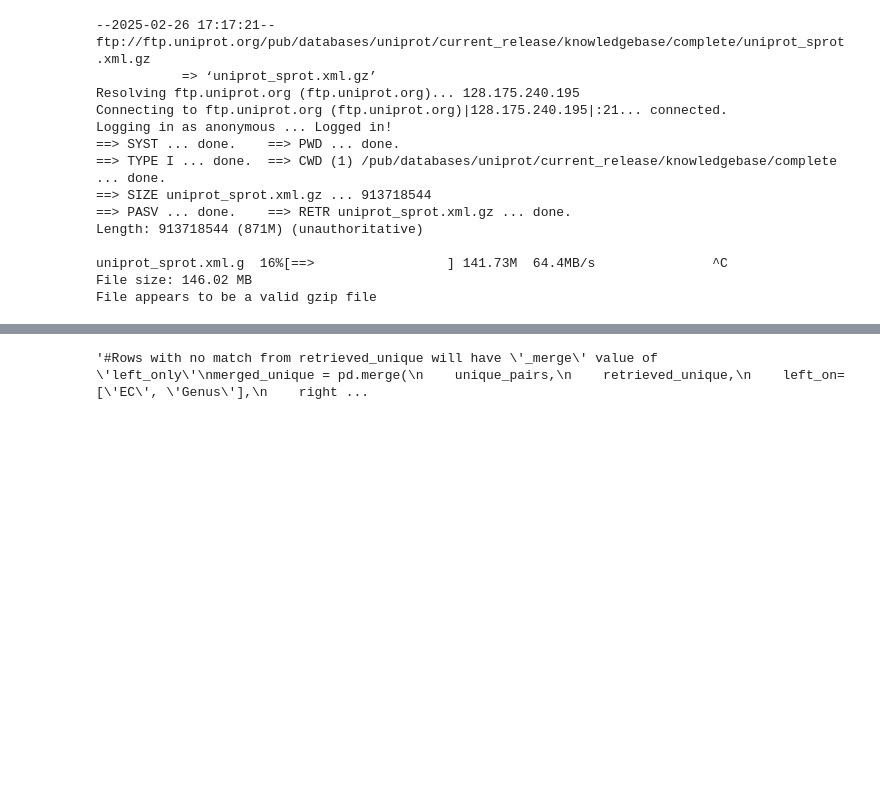
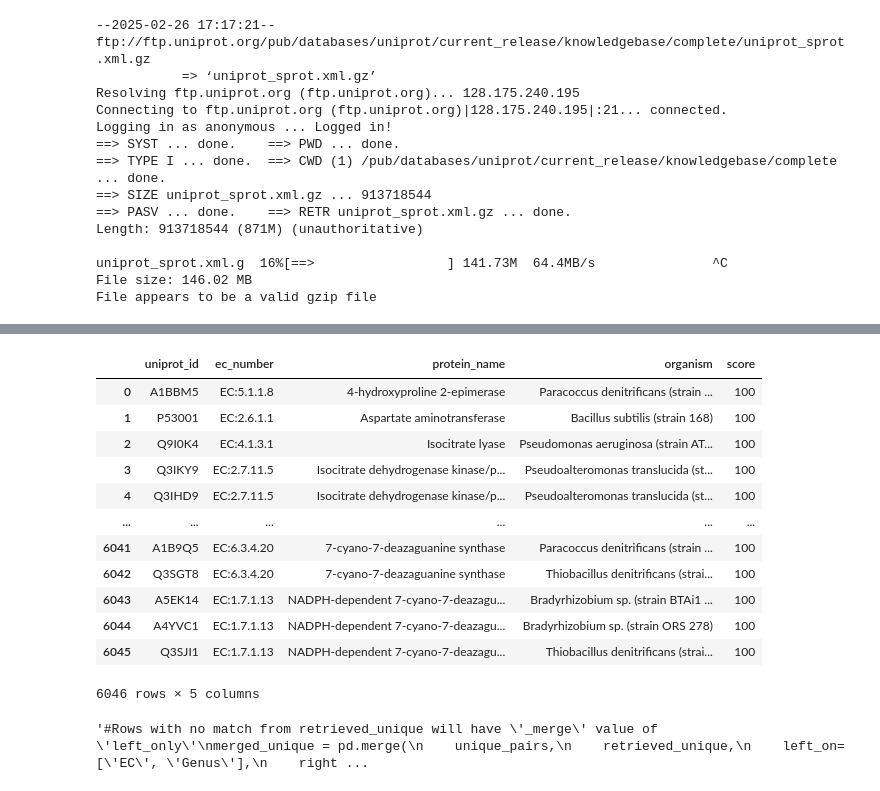
Before and after one commit to MagicAlex238/2_Micro, a Jupyter notebook: 6_Picrust_Functional.ipynb, the cells around one changed output, grey strips where cells are left out. Cells and saved outputs as stored; diff of their text form; code cells hidden in the pictures; blank space fills up the shorter version.

```diff
--- a/6_Picrust_Functional.ipynb
+++ b/6_Picrust_Functional.ipynb
@@ -2749,0 +3194,9 @@ Extraction complete. Total entries: 0
+# %%
+# Calling the function
+if __name__ == "__main__":
+    # Update these paths to your actual files
+
+    uniprot_file = "uniprot_sprot.xml.gz"  # Path to UniProt database
+    output_file = "uniprot_matches.tsv"  # Where to save results
+
+    results = process_uniprot_local(ECcontri_otu, uniprot_file, output_file)
@@ -2750,3 +3221,19 @@ Extraction complete. Total entries: 0
+# %%
+ results
+# %% [output]
+|  | uniprot_id | ec_number | protein_name | organism | score |
+| 0 | A1BBM5 | EC:5.1.1.8 | 4-hydroxyproline 2-epimerase | Paracoccus denitrificans (strain ... | 100 |
+| 1 | P53001 | EC:2.6.1.1 | Aspartate aminotransferase | Bacillus subtilis (strain 168) | 100 |
+| 2 | Q9I0K4 | EC:4.1.3.1 | Isocitrate lyase | Pseudomonas aeruginosa (strain AT... | 100 |
+| 3 | Q3IKY9 | EC:2.7.11.5 | Isocitrate dehydrogenase kinase/p... | Pseudoalteromonas translucida (st... | 100 |
+| 4 | Q3IHD9 | EC:2.7.11.5 | Isocitrate dehydrogenase kinase/p... | Pseudoalteromonas translucida (st... | 100 |
+| ... | ... | ... | ... | ... | ... |
+| 6041 | A1B9Q5 | EC:6.3.4.20 | 7-cyano-7-deazaguanine synthase | Paracoccus denitrificans (strain ... | 100 |
+| 6042 | Q3SGT8 | EC:6.3.4.20 | 7-cyano-7-deazaguanine synthase | Thiobacillus denitrificans (strai... | 100 |
+| 6043 | A5EK14 | EC:1.7.1.13 | NADPH-dependent 7-cyano-7-deazagu... | Bradyrhizobium sp. (strain BTAi1 ... | 100 |
+| 6044 | A4YVC1 | EC:1.7.1.13 | NADPH-dependent 7-cyano-7-deazagu... | Bradyrhizobium sp. (strain ORS 278) | 100 |
+| 6045 | Q3SJI1 | EC:1.7.1.13 | NADPH-dependent 7-cyano-7-deazagu... | Thiobacillus denitrificans (strai... | 100 |
+6046 rows × 5 columns
 # %%
 '''#Rows with no match from retrieved_unique will have '_merge' value of 'left_only'
 merged_unique = pd.merge(
```
Also changed, not shown: parts of 5 cells of this notebook.
